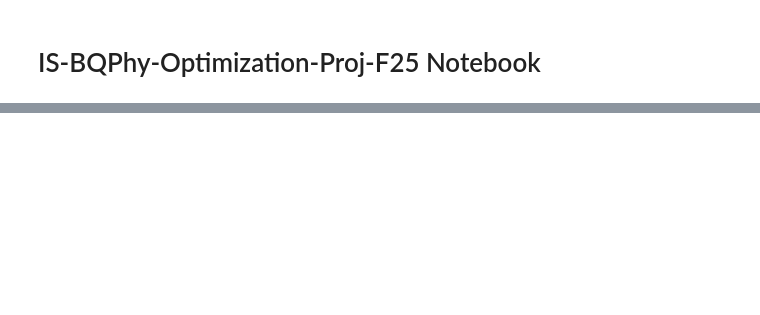
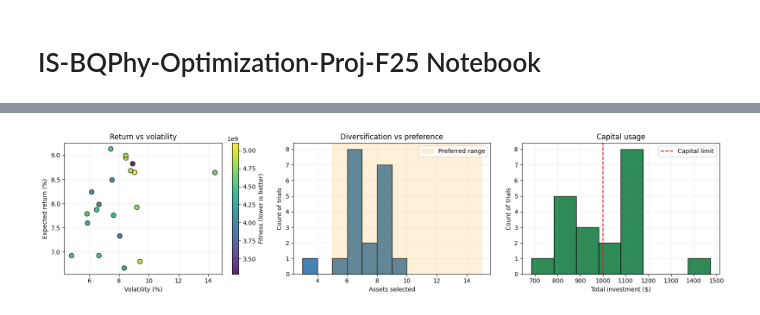
Before and after one commit to hemanskolla/IS-BQPhy-Optimization-Proj-F25, a Jupyter notebook: notebook.ipynb, the cells around one changed output, grey strips where cells are left out. Saved outputs shown, nothing was run; the diff lists cells and outputs as text; code cells hidden in the pictures; blank space fills up the shorter version.

Commit message:
added visualizations
added visualizations to assess parameters and view results.

```diff
--- a/notebook.ipynb
+++ b/notebook.ipynb
@@ -81,7 +81,7 @@ preferred_min_stocks = 5          # soft diversification lower bound
 preferred_max_stocks = 15         # soft diversification upper bound
 # %%
 # Objective/Fitness function parameters (MODEL-SPECIFIC / tunable)
-lambda_risk = 1.0                 # risk aversion multiplier
+lambda_risk = .35                 # risk aversion multiplier
 hard_violation_penalty = 1e6      # very large to enforce hard constraints
 under_diversification_penalty = 10.0         # penalty per missing stock if under-diversified
 over_diversification_penalty = 5.0        # penalty per extra stock if over-diversified
@@ -234,14 +234,14 @@ def run_single_optimization_trial():
     }
 # %%
 # ------------------------ MAIN  ------------------------ #
-def main():
+def main(num_trials: int = 20):
     print("\n\nBQPhy Portfolio Optimization - Real Data & Discrete Continuous Portfolios\n")
     print("" + "=" * 60)
 
     # Data Summary
     print("Input Data Summary\n")
     for i in range(NUM_ASSETS):
-        print(f"{arrTicker[i]} – {arrDescriptions[i]}")
+        print(f"{arrTicker[i]} - {arrDescriptions[i]}")
         print(f"   price=${arrPrices[i]:.2f}, expected_return={arrExpectedReturns[i]:.3f}, volatility={arrVolatilities[i]:.3f}")
 
     print(f"\nAvailable capital: ${availableCapital:.2f}")
@@ -249,10 +249,9 @@ def main():
     print("" + "=" * 60)
     print("\n")
 
-    NUM_TRIALS = 20 # May change this
     all_trials = []
 
-    for t in range(1, NUM_TRIALS + 1):
+    for t in range(1, num_trials + 1):
         print(f"\nTrial {t}:")
         result = run_single_optimization_trial()
         all_trials.append(result)
@@ -271,7 +270,7 @@ def main():
 
     # Rank portfolios by fitness (lower fitness = better)
     ranked = sorted(enumerate(all_trials, 1), key=lambda x: x[1]["fitness"])
-    best_trial_num, best = ranked[NUM_TRIALS-1]
+    best_trial_num, best = ranked[0]
     best_calc_fitness = portfolio_fitness(best["solution"])
 
     print(f"\nBest Portfolio:")
@@ -281,7 +280,7 @@ def main():
     print(f"  Total Investment: ${best['investment']:.2f}")
     print(f"  Portfolio Return: {best['return']*100:.2f}%")
     print(f"  Portfolio Volatility: {best['volatility']*100:.2f}%")
-    print(f"  Number of Assets Selected: {len(result['bought'].split(', '))}")
+    print(f"  Number of Assets Selected: {len(best['bought'].split(', '))}")
     print(f"  Bought: {best['bought']}")
 
     print("\nAverage Metrics Across All Trials:")
@@ -297,8 +296,11 @@ def main():
     print(f"  Avg. Number of Assets Selected: {avg_num_assets:.2f}\n")
 
     print("=" * 62)
+
+    globals()["last_trials"] = all_trials
+    return all_trials
 # %%
-main()
+last_trials = main()
 # %% [output]
 BQPhy Portfolio Optimization - Real Data & Discrete Continuous Portfolios
 
@@ -319,0 +368,40 @@ VTI – Vanguard Total Stock Market ETF
+# %%
+if not viz_records:
+    raise RuntimeError("No trial data to plot; run the setup cell first.")
+
+returns = [r["return"] * 100 for r in viz_records]
+vols = [r["volatility"] * 100 for r in viz_records]
+fitness_vals = [r["fitness"] for r in viz_records]
+investments = [r["investment"] for r in viz_records]
+num_assets = [r["num_assets"] for r in viz_records]
+
+fig, axes = plt.subplots(1, 3, figsize=(16, 4))
+
+sc = axes[0].scatter(vols, returns, c=fitness_vals, cmap="viridis", s=60, edgecolor="k", alpha=0.85)
+axes[0].set_xlabel("Volatility (%)")
+axes[0].set_ylabel("Expected return (%)")
+axes[0].set_title("Return vs volatility")
+fig.colorbar(sc, ax=axes[0], label="Fitness (lower is better)")
+axes[0].grid(alpha=0.2)
+
+bins_assets = range(min(num_assets), max(num_assets) + 2)
+axes[1].hist(num_assets, bins=bins_assets, color="steelblue", edgecolor="black")
+axes[1].axvspan(preferred_min_stocks, preferred_max_stocks, color="orange", alpha=0.15, label="Preferred range")
+axes[1].set_xlabel("Assets selected")
+axes[1].set_ylabel("Count of trials")
+axes[1].set_title("Diversification vs preference")
+axes[1].legend()
+axes[1].grid(alpha=0.2)
+
+axes[2].hist(investments, bins=8, color="seagreen", edgecolor="black")
+axes[2].axvline(availableCapital, color="red", linestyle="--", label="Capital limit")
+axes[2].set_xlabel("Total investment ($)")
+axes[2].set_ylabel("Count of trials")
+axes[2].set_title("Capital usage")
+axes[2].legend()
+axes[2].grid(alpha=0.2)
+
+plt.tight_layout()
+plt.show()
+# %% [output]
+[figure, added]
```
Also changed, not shown: parts of 3 cells of this notebook.
